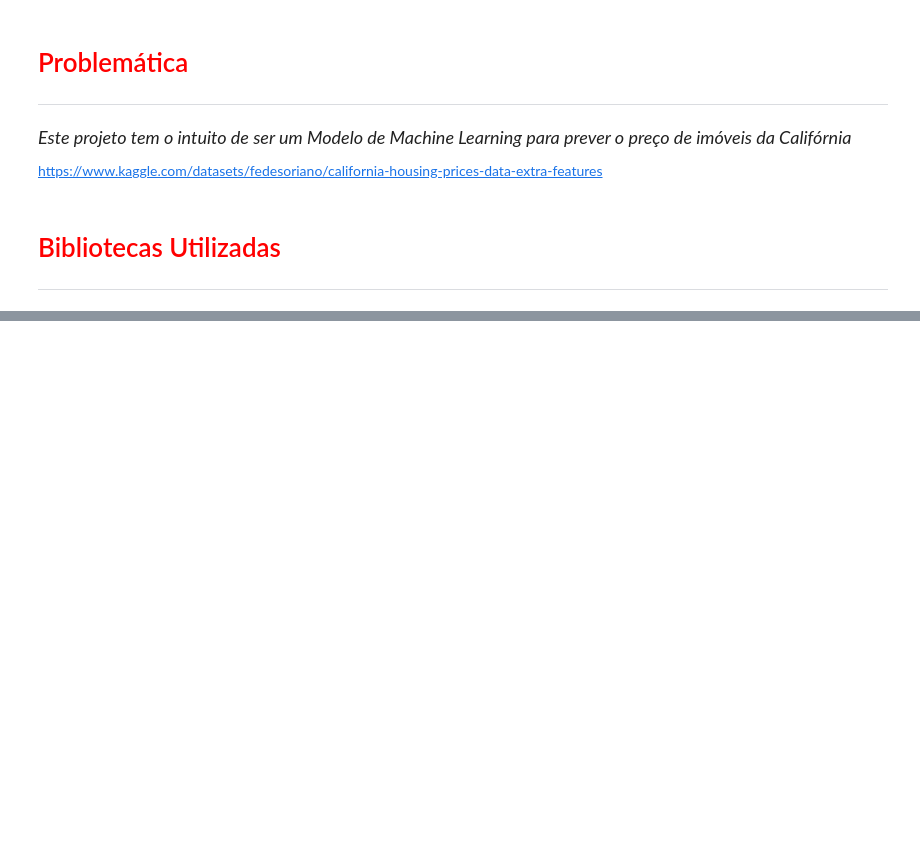
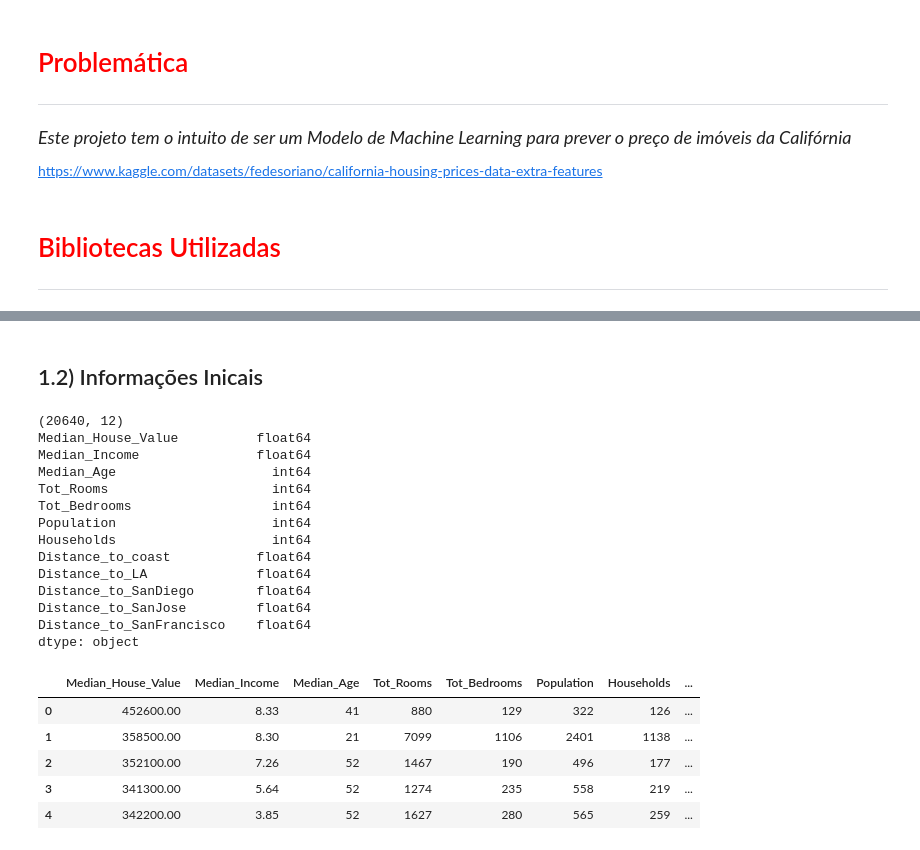
Before and after one commit to leonardovargas10/Modelo_Previsao_Preco_Imoveis, a Jupyter notebook: Modelo_Previsao_Preco_Imoveis.ipynb, the cells around one changed output, grey strips where cells are left out. Cells and saved outputs as stored; diff of their text form; code cells hidden in the pictures; blank space fills up the shorter version.

```diff
--- a/Modelo_Previsao_Preco_Imoveis.ipynb
+++ b/Modelo_Previsao_Preco_Imoveis.ipynb
@@ -90,0 +918,28 @@ spark = SparkSession.builder.getOrCreate()
+# %% [markdown]
+## 1.2) Informações Inicais
+# %%
+df = pd.read_csv('../04_modelo_previsao_preco_imoveis/data/California_Houses.csv')
+print(df.shape)
+print(df.dtypes)
+display(df.head())
+# %% [output]
+(20640, 12)
+Median_House_Value          float64
+Median_Income               float64
+Median_Age                    int64
+Tot_Rooms                     int64
+Tot_Bedrooms                  int64
+Population                    int64
+Households                    int64
+Distance_to_coast           float64
+Distance_to_LA              float64
+Distance_to_SanDiego        float64
+Distance_to_SanJose         float64
+Distance_to_SanFrancisco    float64
+dtype: object
+|  | Median_House_Value | Median_Income | Median_Age | Tot_Rooms | Tot_Bedrooms | Population | Households | ... |
+| 0 | 452600.00 | 8.33 | 41 | 880 | 129 | 322 | 126 | ... |
+| 1 | 358500.00 | 8.30 | 21 | 7099 | 1106 | 2401 | 1138 | ... |
+| 2 | 352100.00 | 7.26 | 52 | 1467 | 190 | 496 | 177 | ... |
+| 3 | 341300.00 | 5.64 | 52 | 1274 | 235 | 558 | 219 | ... |
+| 4 | 342200.00 | 3.85 | 52 | 1627 | 280 | 565 | 259 | ... |
```
Also changed, not shown: parts of 60 cells of this notebook.
